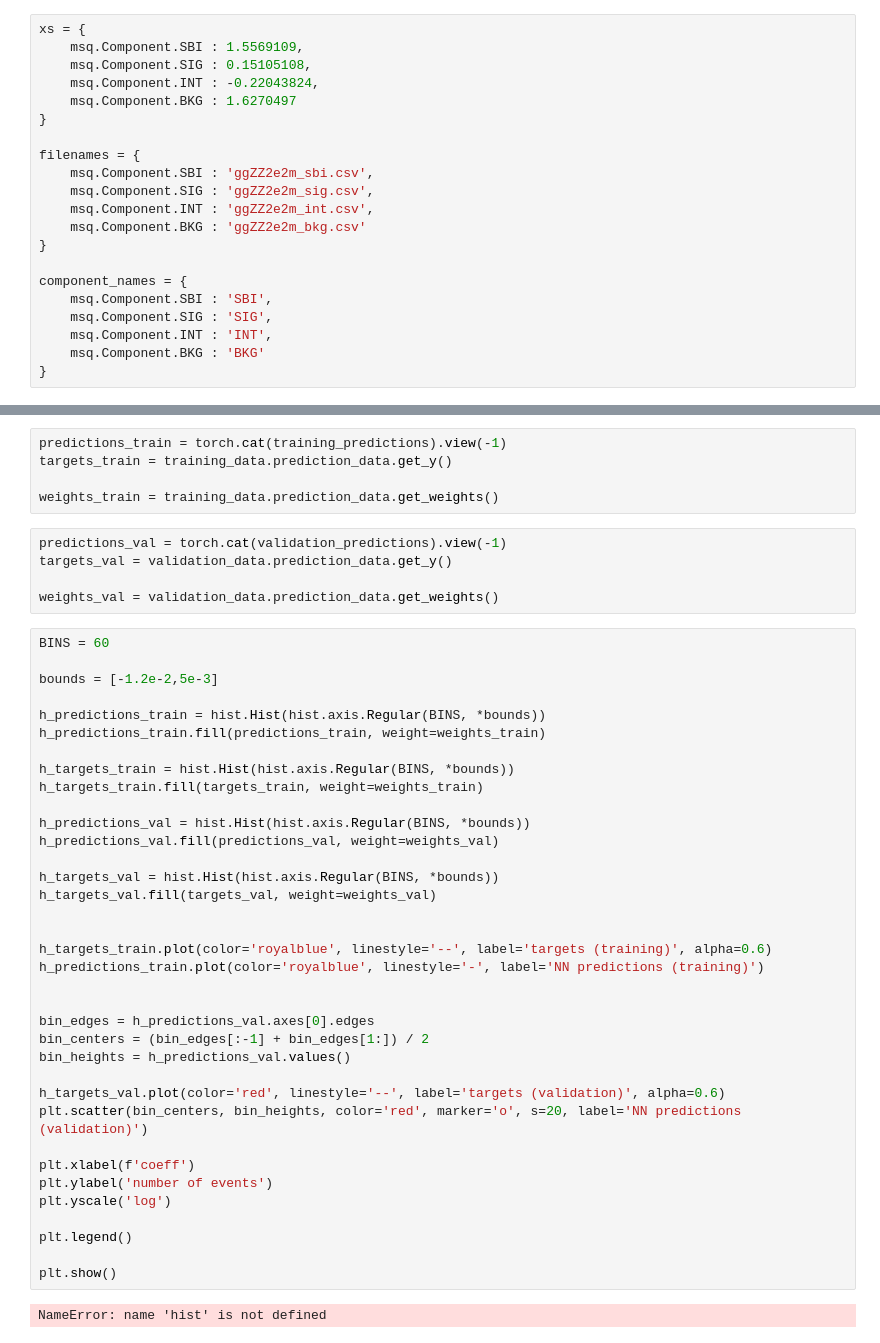
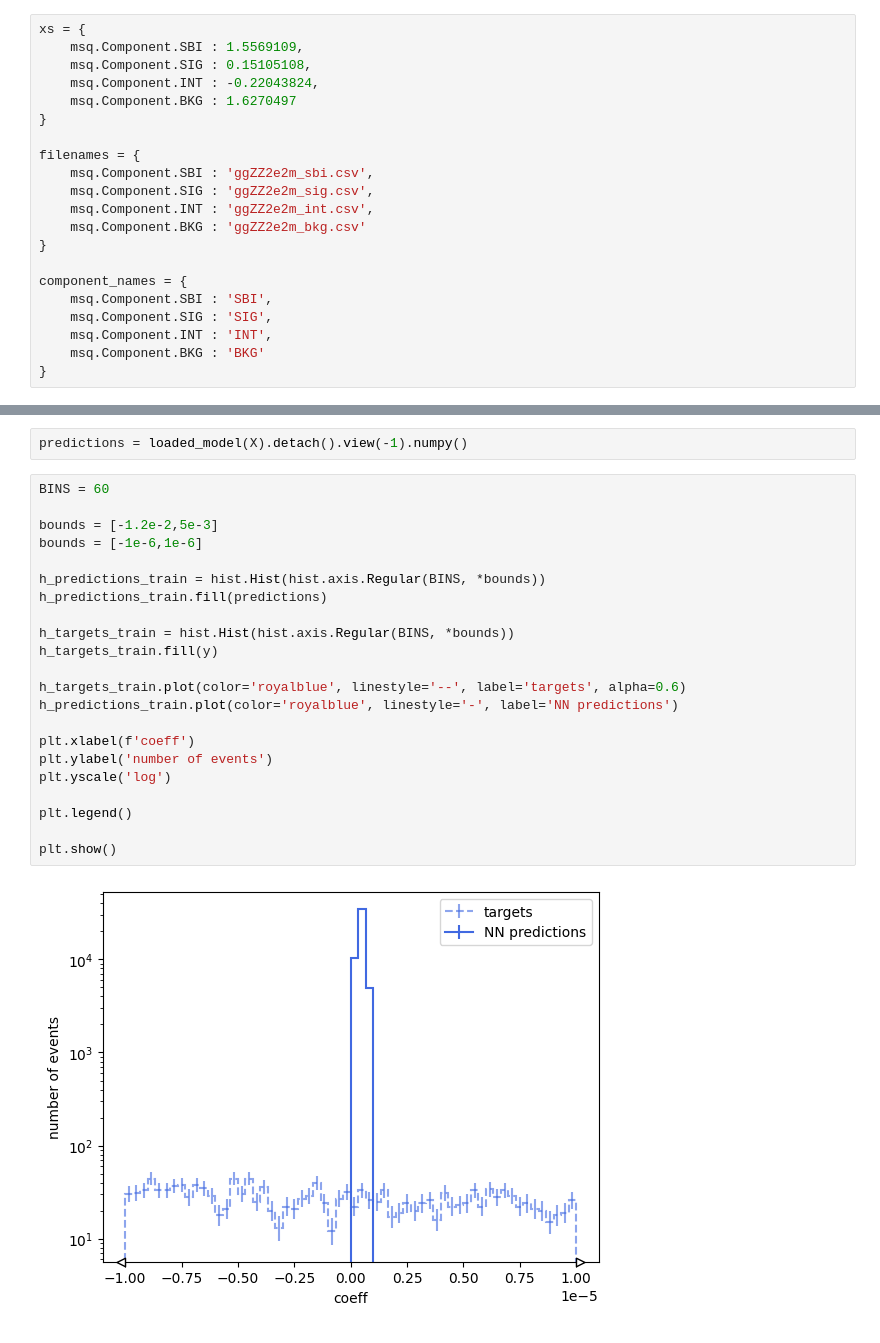
Before and after one commit to hep-cce/nsbi4hep, a Jupyter notebook: notebooks/plot-rolypoly-outputs.ipynb, the cells around one changed output, grey strips where cells are left out. Cells and saved outputs as stored; diff of their text form.

```diff
--- a/notebooks/plot-rolypoly-outputs.ipynb
+++ b/notebooks/plot-rolypoly-outputs.ipynb
@@ -87,49 +102,27 @@ HPU available: False, using: 0 HPUs
-# %%
-predictions_train = torch.cat(training_predictions).view(-1)
-targets_train = training_data.prediction_data.get_y()
-
-weights_train = training_data.prediction_data.get_weights()
-# %%
-predictions_val = torch.cat(validation_predictions).view(-1)
-targets_val = validation_data.prediction_data.get_y()
-
-weights_val = validation_data.prediction_data.get_weights()
+# %%
+predictions = loaded_model(X).detach().view(-1).numpy()
 # %%
 BINS = 60
 
 bounds = [-1.2e-2,5e-3]
+bounds = [-1e-6,1e-6]
 
 h_predictions_train = hist.Hist(hist.axis.Regular(BINS, *bounds))
-h_predictions_train.fill(predictions_train, weight=weights_train)
+h_predictions_train.fill(predictions)
 
 h_targets_train = hist.Hist(hist.axis.Regular(BINS, *bounds))
-h_targets_train.fill(targets_train, weight=weights_train)
+h_targets_train.fill(y)
 
-h_predictions_val = hist.Hist(hist.axis.Regular(BINS, *bounds))
-h_predictions_val.fill(predictions_val, weight=weights_val)
-
-h_targets_val = hist.Hist(hist.axis.Regular(BINS, *bounds))
-h_targets_val.fill(targets_val, weight=weights_val)
-
-
-h_targets_train.plot(color='royalblue', linestyle='--', label='targets (training)', alpha=0.6)
-h_predictions_train.plot(color='royalblue', linestyle='-', label='NN predictions (training)')
-
-
-bin_edges = h_predictions_val.axes[0].edges
-bin_centers = (bin_edges[:-1] + bin_edges[1:]) / 2
-bin_heights = h_predictions_val.values()
-
-h_targets_val.plot(color='red', linestyle='--', label='targets (validation)', alpha=0.6)
-plt.scatter(bin_centers, bin_heights, color='red', marker='o', s=20, label='NN predictions (validation)')
+h_targets_train.plot(color='royalblue', linestyle='--', label='targets', alpha=0.6)
+h_predictions_train.plot(color='royalblue', linestyle='-', label='NN predictions')
 
 plt.xlabel(f'coeff')
 plt.ylabel('number of events')
 plt.yscale('log')
 
 plt.legend()
 
 plt.show()
 # %% [output]
-NameError: name 'hist' is not defined
+[figure, added]
 # %%
```
Also changed, not shown: parts of 11 cells of this notebook, 1 other file.
